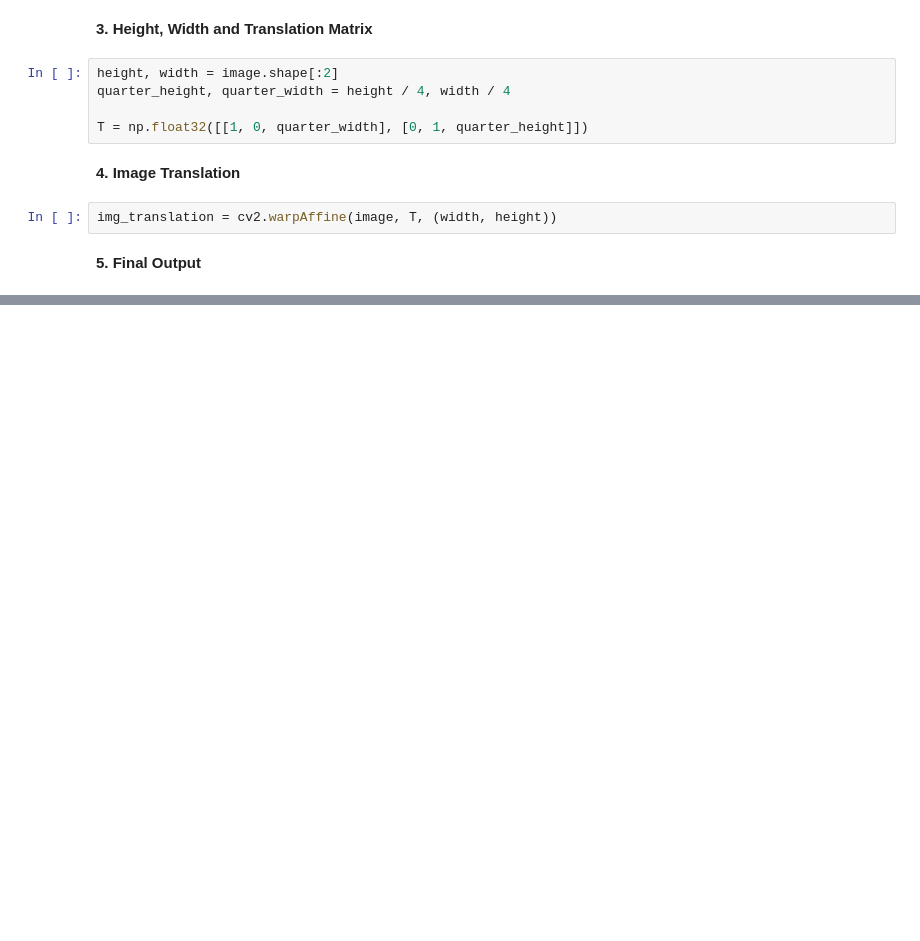
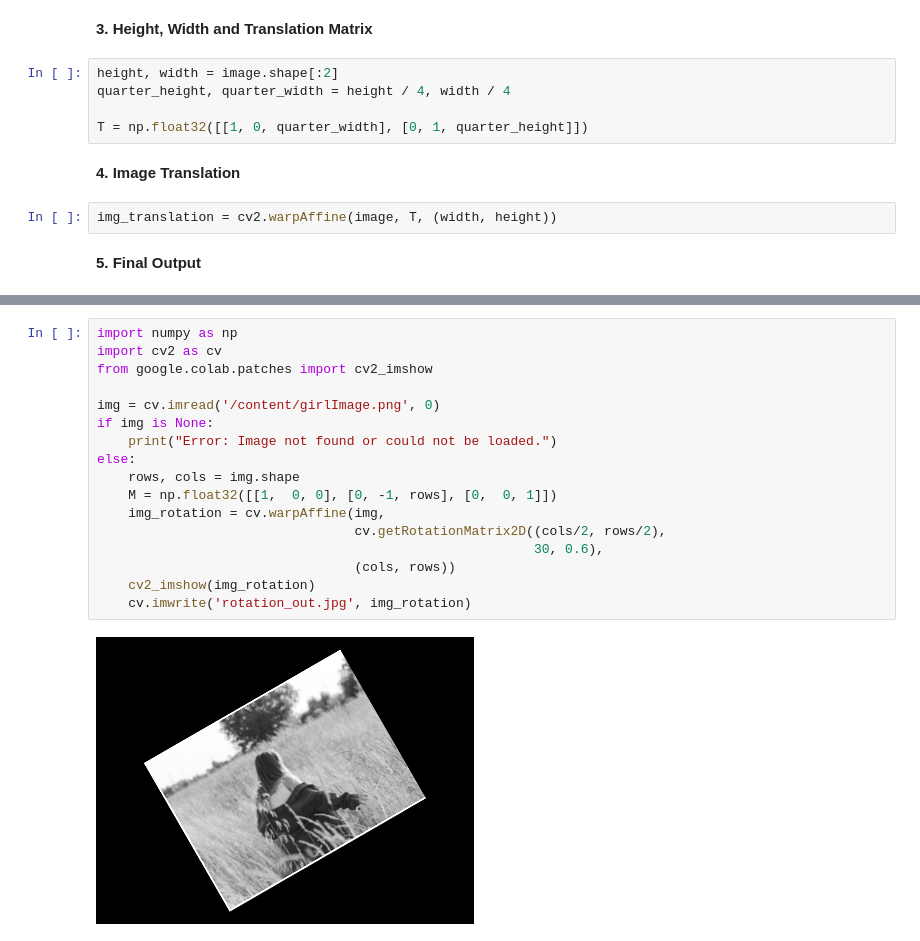
Before and after one commit to shabd-sahay/computer_vision, a Jupyter notebook: classwork1.ipynb, the cells around one changed output, grey strips where cells are left out. Saved outputs shown, nothing was run; the diff lists cells and outputs as text; blank space fills up the shorter version.

```diff
--- a/classwork1.ipynb
+++ b/classwork1.ipynb
@@ -31,0 +64,19 @@ cv2_imshow(img_translation)
+# %%
+import numpy as np
+import cv2 as cv
+from google.colab.patches import cv2_imshow
+
+img = cv.imread('/content/girlImage.png', 0)
+if img is None:
+    print("Error: Image not found or could not be loaded.")
+else:
+    rows, cols = img.shape
+    M = np.float32([[1,  0, 0], [0, -1, rows], [0,  0, 1]])
+    img_rotation = cv.warpAffine(img,
+                                 cv.getRotationMatrix2D((cols/2, rows/2),
+                                                        30, 0.6),
+                                 (cols, rows))
+    cv2_imshow(img_rotation)
+    cv.imwrite('rotation_out.jpg', img_rotation)
+# %% [output]
+[figure, added]
```
Also changed, not shown: parts of 9 cells of this notebook.
